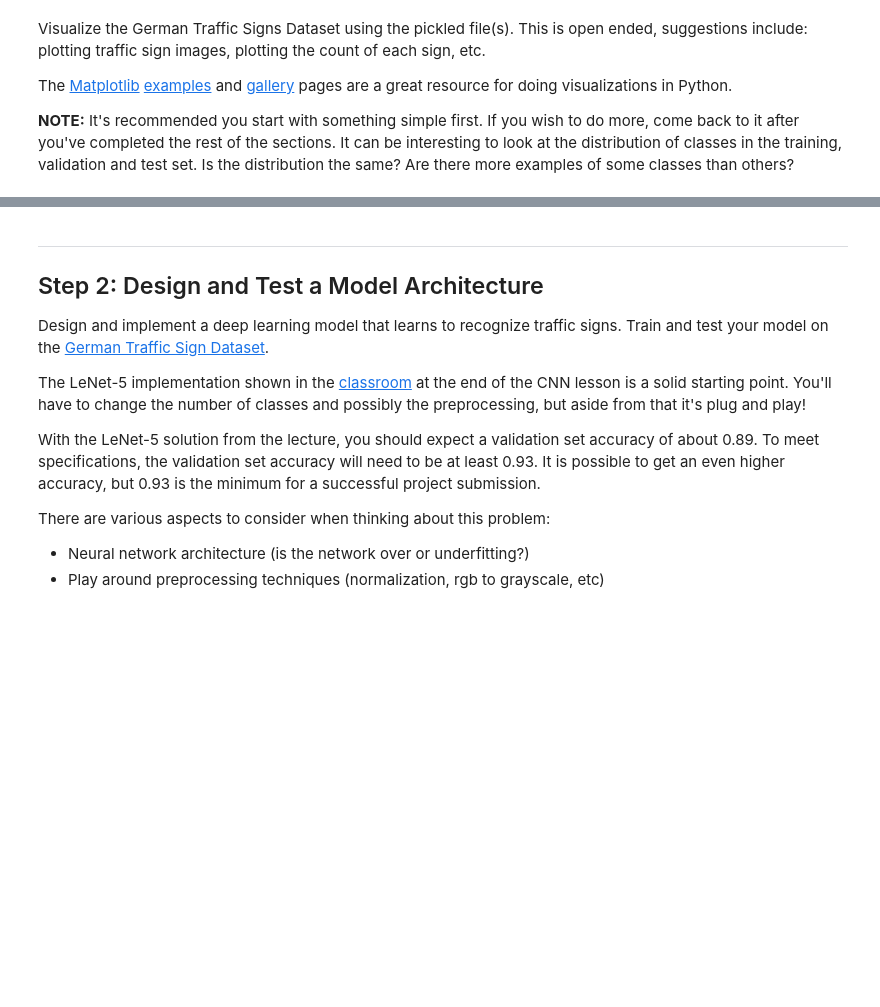
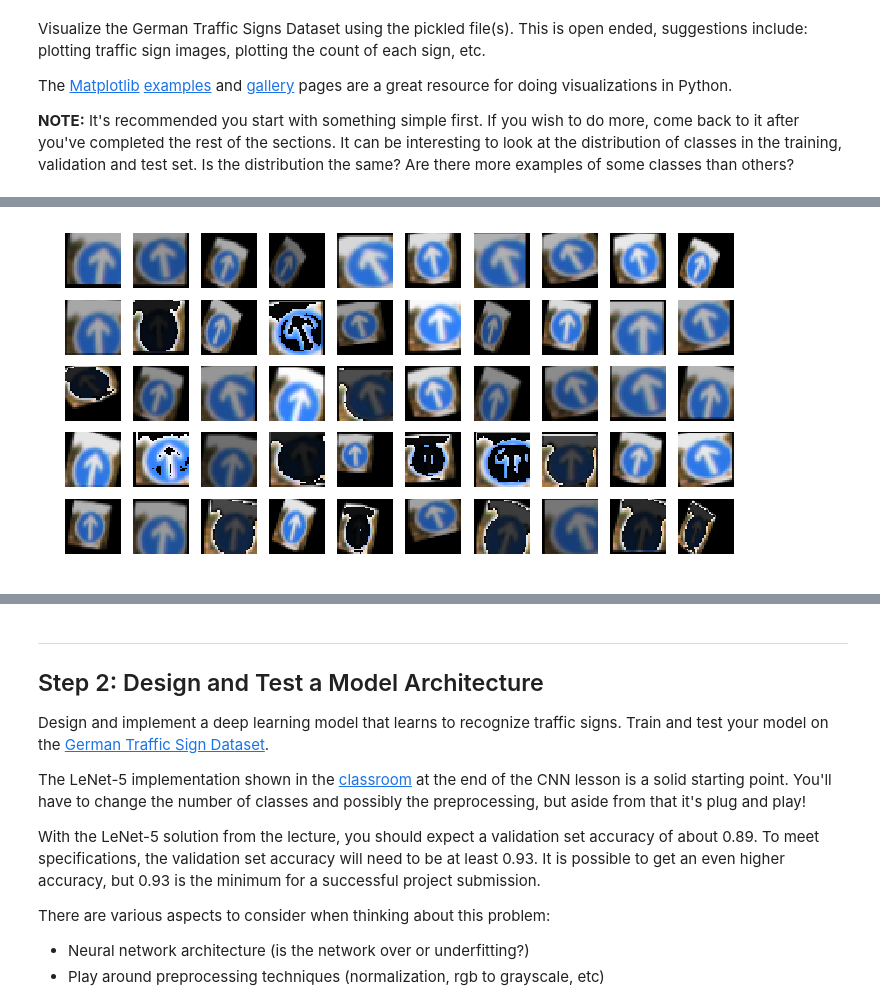
Before and after one commit to topgoonr/CarND-Traffic-Sign-Classifier-Project, a Jupyter notebook: Traffic_Sign_Classifier.ipynb, the cells around one changed output, grey strips where cells are left out. Saved outputs shown, nothing was run; the diff lists cells and outputs as text; code cells hidden in the pictures; blank space fills up the shorter version.

Commit message:
Added the final form of all the perturbations.

```diff
--- a/Traffic_Sign_Classifier.ipynb
+++ b/Traffic_Sign_Classifier.ipynb
@@ -142,40 +143,102 @@ import matplotlib.gridspec as gridspec
 
 ## PRE-PROCESSING
 
-## transformation  courtesy https://github.com/vxy10/ImageAugmentation
+## transformation  code only in this cell courtesy https://github.com/vxy10/ImageAugmentation
 ## the author's blog is here: https://chatbotslife.com/german-sign-classification-using-deep-learning-neural-networks-98-8-solution-d05656bf51ad
 ## as recommended by Subodh Malgonde in the forum:
 
 ## angular transformation: [-15, 15] as described in LeCun's paper
 
 
-
 rows,cols,ch = image.shape
 
-def rotate_image(image, ang_range):
-    ang_range = 30
+def rotate_image(img, ang_range):
+    ## ang_range: Range of angles for rotation
     #print('ang_range=', ang_range)
     ang_rot = np.random.uniform(ang_range)-ang_range/2
     #print(ang_rot)
     Rot_M = cv2.getRotationMatrix2D((cols/2,rows/2),ang_rot,1)
-    rotated_image = cv2.warpAffine(image,Rot_M,(cols,rows))
+    rotated_image = cv2.warpAffine(img,Rot_M,(cols,rows))
     return rotated_image
 
+def translate_image(img, trans_range):
+    tr_x = trans_range*np.random.uniform()-trans_range/2
+    tr_y = trans_range*np.random.uniform()-trans_range/2
+    Trans_M = np.float32([[1,0,tr_x],[0,1,tr_y]])
+    translated_image = cv2.warpAffine(img,Trans_M,(cols,rows))
+    return translated_image
+
+def shear_image(img, shear_range):
+    ## shear_range: Range of values to apply affine transform to
+    ## http://opencv-python-tutroals.readthedocs.io/en/latest/py_tutorials/py_imgproc/py_geometric_transformations/py_geometric_transformations.html#affine-transformation
+
+    pts1 = np.float32([[5,5],[20,5],[5,20]])
+
+    pt1 = 5+shear_range*np.random.uniform()-shear_range/2
+    pt2 = 20+shear_range*np.random.uniform()-shear_range/2
+
+    pts2 = np.float32([[pt1,5],[pt2,pt1],[5,pt2]])
+    shear_M = cv2.getAffineTransform(pts1,pts2)
+    shear_image = cv2.warpAffine(img,shear_M,(cols,rows))
+    return shear_image
+
+def resize_image(image, resize_range):
+    pass
+    ##resized_image =
+    ## https://stackoverflow.com/questions/4195453/how-to-resize-an-image-with-opencv2-0-and-python2-6
+    ## dst = cv2.resize(src, None, fx = 2, fy = 2, interpolation = cv2.INTER_CUBIC)
+    ## may not implement here
+
+def alter_brightness(img):
+    image1 = cv2.cvtColor(img,cv2.COLOR_RGB2HSV)
+    base = 0.4 ##JH: 0.25 is too low for a base figure
+    random_bright = base+np.random.uniform()
+    ## print(random_bright)
+    image1[:,:,2] = image1[:,:,2]*random_bright
+    image1 = cv2.cvtColor(image1,cv2.COLOR_HSV2RGB)
+    return image1
 #plt.imshow(image);
 #plt.imshow(rotated_image);
 #plt.axis('off');
 
-gs1 = gridspec.GridSpec(10, 10)
-gs1.update(wspace=0.01, hspace=0.02) # set the spacing between axes.
-plt.figure(figsize=(12,12))
-for i in range(100):
-    ax1 = plt.subplot(gs1[i])
-    ax1.set_xticklabels([])
-    ax1.set_yticklabels([])
-    ax1.set_aspect('equal')
-    img = rotate_image(image, 30)
 
-    plt.subplot(10,10,i+1)
-    plt.imshow(img)
-    plt.axis('off')
+
+def perturbation(myimg, ang_range, shear_range, trans_range, brightness):
+    img = myimg
+    img = rotate_image(img, ang_range=30)
+    img = shear_image(img, shear_range=10)
+    img = translate_image(img, trans_range=5)
+    if brightness==True:
+        img = alter_brightness(img)
+    return img
+
+
+def showperturbations(maxperturbedimages):
+    gs1 = gridspec.GridSpec(10, 10)
+    gs1.update(wspace=0.01, hspace=0.02) # set the spacing between axes.
+    plt.figure(figsize=(12,12))
+    for i in range(maxperturbedimages):
+        ax1 = plt.subplot(gs1[i])
+        ax1.set_xticklabels([])
+        ax1.set_yticklabels([])
+        ax1.set_aspect('equal')
+        img = image
+
+        ## Although, LeCun's paper says (-15, 15) for rotation, randomly perturbed in position
+        ## this method has only rotation, shear and translation
+        ## will add scaling as well
+        #img = rotate_image(img, ang_range=30)
+        #img = shear_image(img, shear_range=10)
+        #img = translate_image(img, trans_range=5)
+        #img = alter_brightness(img)
+        img = perturbation(img, ang_range=30, shear_range=10, trans_range=5, brightness=True)
+
+        ## img.shape should be (32,32, 3)
+        ### print(img.shape)
+        plt.subplot(10,10,i+1)
+        plt.imshow(img)
+        plt.axis('off')
+    plt.show()
+
+showperturbations(50)
 # %% [output]
@@ -182,0 +262 @@ NameError: name 'gridspec' is not defined
+[figure, added]
```
Also changed, not shown: parts of 5 cells of this notebook.
